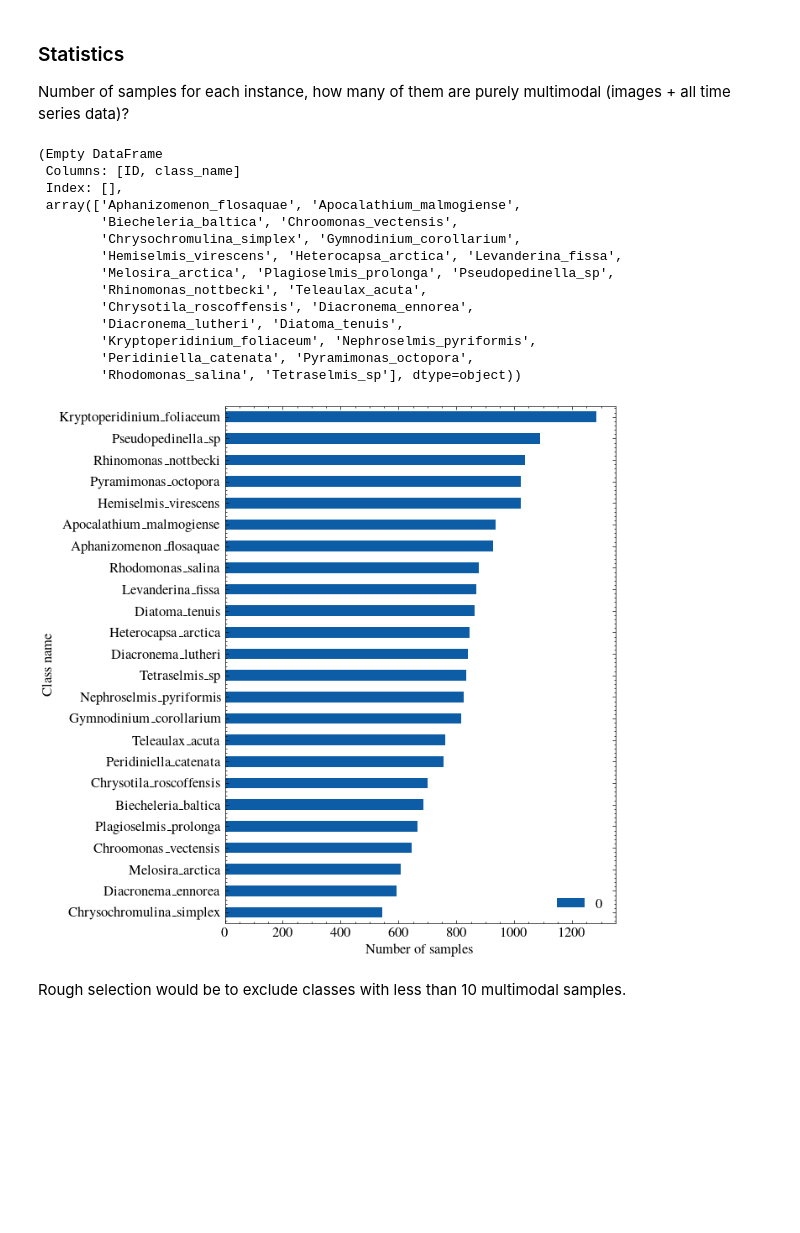
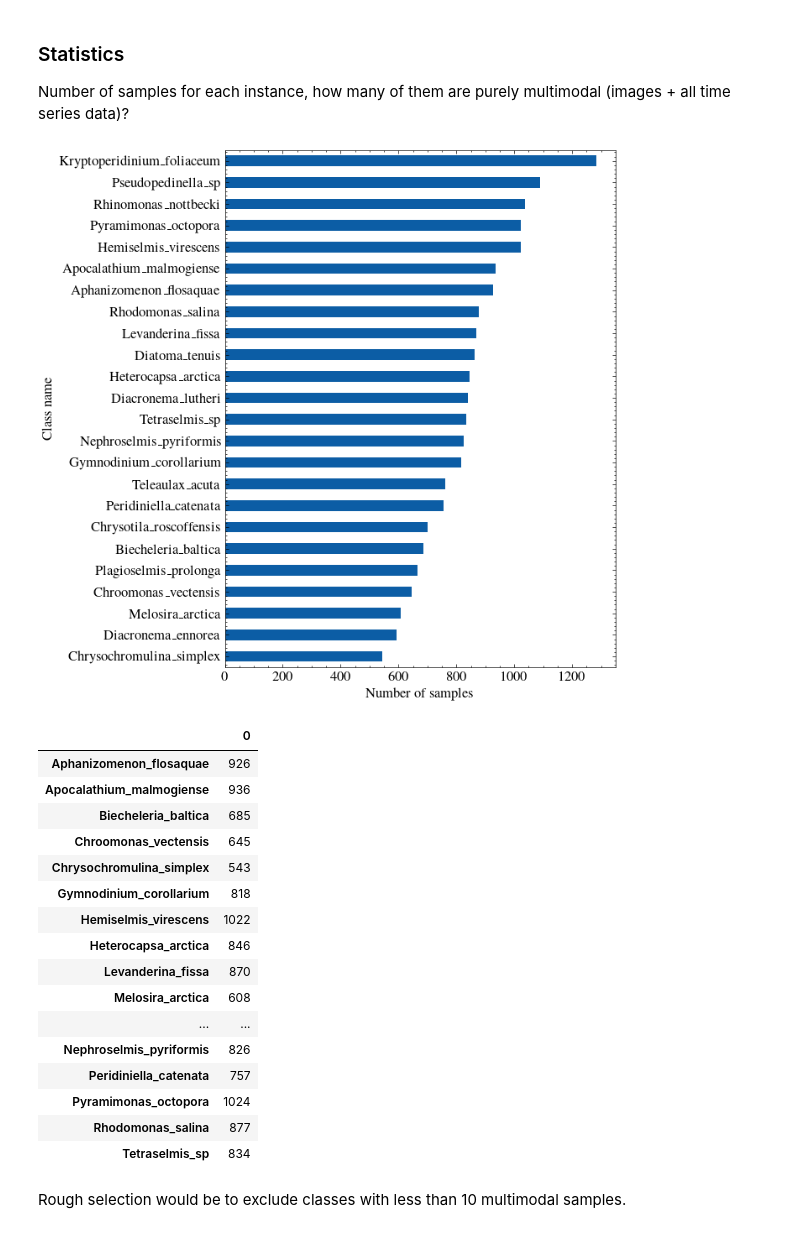
Before and after one commit to imveikka/multimodal_plankton_recognition, a Jupyter notebook: data_analysis.ipynb, the cells around one changed output. Cells and saved outputs as stored; diff of their text form; code cells hidden in the pictures; blank space fills up the shorter version.

```diff
--- a/data_analysis.ipynb
+++ b/data_analysis.ipynb
@@ -58,41 +58,40 @@ annotations, len(annotations)
 
 Number of samples for each instance, how many of them are purely multimodal
 (images + all time series data)?
-# %%
-
-
-annotations[annotations.class_name == 'Snowella-Woronichinia'], annotations.class_name.unique()
-# %% [output]
-(Empty DataFrame
- Columns: [ID, class_name]
- Index: [],
- array(['Aphanizomenon_flosaquae', 'Apocalathium_malmogiense',
-        'Biecheleria_baltica', 'Chroomonas_vectensis',
-        'Chrysochromulina_simplex', 'Gymnodinium_corollarium',
-        'Hemiselmis_virescens', 'Heterocapsa_arctica', 'Levanderina_fissa',
-        'Melosira_arctica', 'Plagioselmis_prolonga', 'Pseudopedinella_sp',
-        'Rhinomonas_nottbecki', 'Teleaulax_acuta',
-        'Chrysotila_roscoffensis', 'Diacronema_ennorea',
-        'Diacronema_lutheri', 'Diatoma_tenuis',
-        'Kryptoperidinium_foliaceum', 'Nephroselmis_pyriformis',
-        'Peridiniella_catenata', 'Pyramimonas_octopora',
-        'Rhodomonas_salina', 'Tetraselmis_sp'], dtype=object))
 # %%
 counter = Counter(annotations.class_name)
 
 df = pd.DataFrame(
     data=counter.values(),
     index=counter.keys(),
 )
 
-df.sort_values(0).plot(kind='barh', figsize=(6, 8))
+df.sort_values(0).plot(kind='barh', figsize=(6, 8), legend=False)
 plt.xlabel('Number of samples')
 plt.ylabel('Class name')
 
-# plt.savefig(f'sample_counts.pdf')
+plt.savefig(f'figures/sample_counts.pdf')
 plt.show()
+df
 # %% [output]
-[figure, old version]
+[figure, new version]
+|  | 0 |
+| Aphanizomenon_flosaquae | 926 |
+| Apocalathium_malmogiense | 936 |
+| Biecheleria_baltica | 685 |
+| Chroomonas_vectensis | 645 |
+| Chrysochromulina_simplex | 543 |
+| Gymnodinium_corollarium | 818 |
+| Hemiselmis_virescens | 1022 |
+| Heterocapsa_arctica | 846 |
+| Levanderina_fissa | 870 |
+| Melosira_arctica | 608 |
+| ... | ... |
+| Nephroselmis_pyriformis | 826 |
+| Peridiniella_catenata | 757 |
+| Pyramimonas_octopora | 1024 |
+| Rhodomonas_salina | 877 |
+| Tetraselmis_sp | 834 |
 # %% [markdown]
 Rough selection would be to exclude classes with less than 10 multimodal samples.
 # %% [markdown]
```
Also changed, not shown: parts of 2 cells of this notebook, 16 other files.
